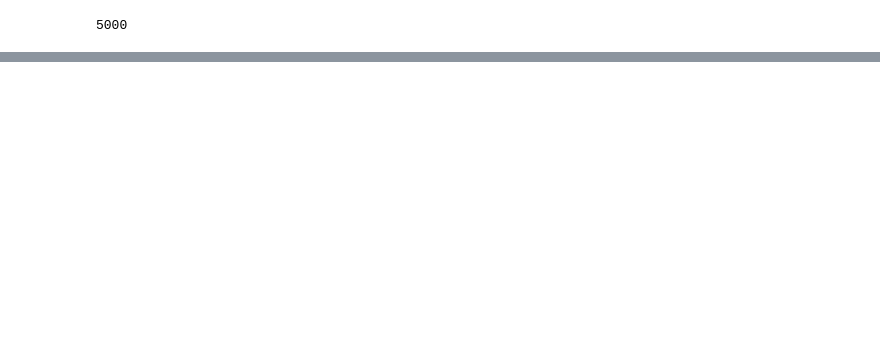
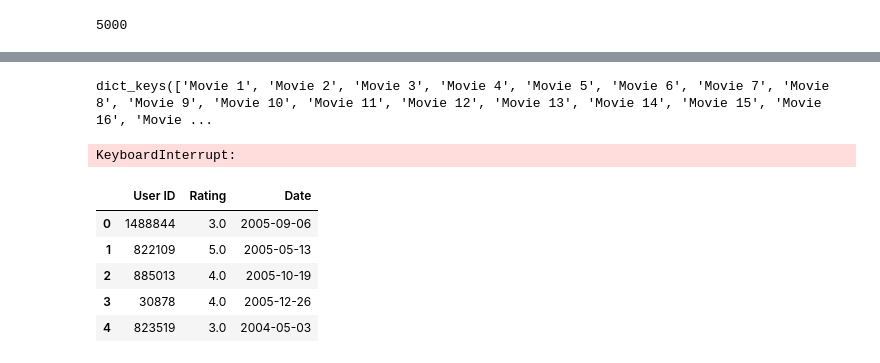
Before and after one commit to akhiljalan/netflix-recsys, a Jupyter notebook: exploratory/wilde-explo.ipynb, the cells around one changed output, grey strips where cells are left out. Cells and saved outputs as stored; diff of their text form; code cells hidden in the pictures; blank space fills up the shorter version.

```diff
--- a/exploratory/wilde-explo.ipynb
+++ b/exploratory/wilde-explo.ipynb
@@ -69,0 +136,11 @@ for index in data1.index:
+# %%
+#For the first 100k rows
+dictionary = send_data_to_dict(data_chunk, split_vals)
+dictionary.keys()
+# %% [output]
+dict_keys(['Movie 1', 'Movie 2', 'Movie 3', 'Movie 4', 'Movie 5', 'Movie 6', 'Movie 7', 'Movie 8', 'Movie 9', 'Movie 10', 'Movie 11', 'Movie 12', 'Movie 13', 'Movie 14', 'Movie 15', 'Movie 16', 'Movie ...
+# %%
+big_data_split = get_split_values(data1, splitters)
+# data_by_dict = send_data_to_dict
+# %% [output]
+KeyboardInterrupt:
@@ -69,0 +151,9 @@ for index in data1.index:
+# %%
+data_by_dict = send_data_to_dict
+# %% [output]
+|  | User ID | Rating | Date |
+| 0 | 1488844 | 3.0 | 2005-09-06 |
+| 1 | 822109 | 5.0 | 2005-05-13 |
+| 2 | 885013 | 4.0 | 2005-10-19 |
+| 3 | 30878 | 4.0 | 2005-12-26 |
+| 4 | 823519 | 3.0 | 2004-05-03 |
```
Also changed, not shown: parts of 17 cells of this notebook.
